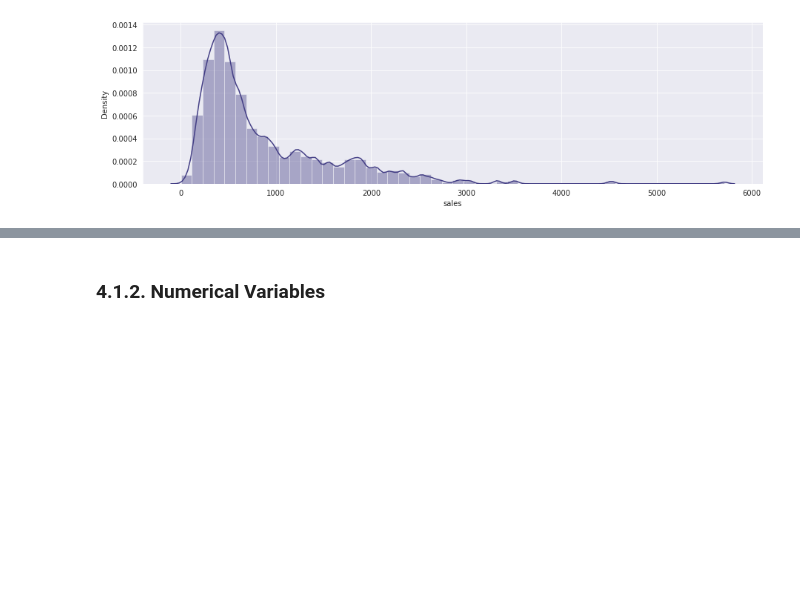
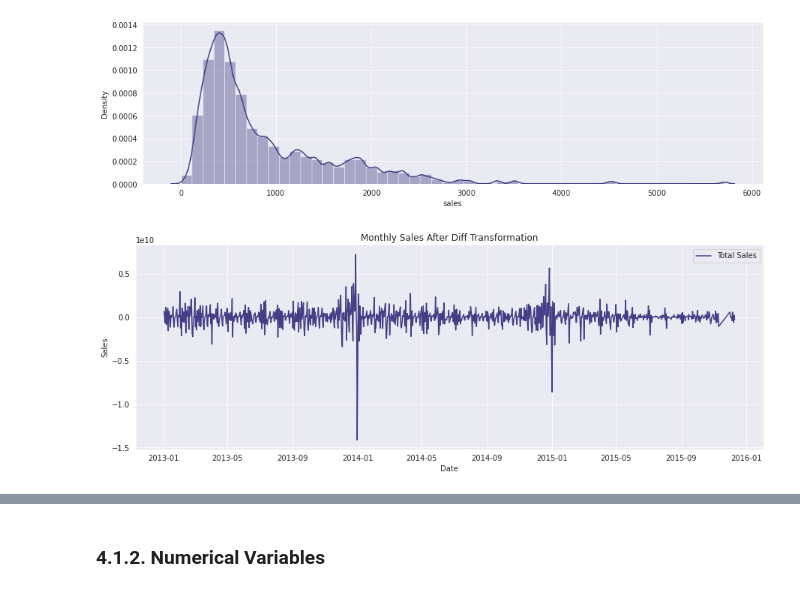
Before and after one commit to Matheus-Homem/Matheus-Homem, a Jupyter notebook: notebook/Future_Sales_Prediction.ipynb, the cells around one changed output, grey strips where cells are left out. Cells and saved outputs as stored; diff of their text form; code cells hidden in the pictures; blank space fills up the shorter version.

Commit message:
Update Time Plot

```diff
--- a/notebook/Future_Sales_Prediction.ipynb
+++ b/notebook/Future_Sales_Prediction.ipynb
@@ -248,7 +258,0 @@ df2 = df1.copy()
-# %%
-holidays['month'] = holidays['Date'].apply(lambda x: x.split(' ')[0])
-holidays['day'] = holidays['Date'].apply(lambda x: x.split(' ')[1])
-month_dict = dict(zip(holidays['month'].unique().tolist(), [1,2,3,5,6,11,12]))
-holidays['n_month'] = holidays['month'].map(month_dict)
-holidays['day'] = holidays['day'].astype(int)
-holidays.sample()
@@ -360,9 +328,10 @@ df2['year_week'] = df2['date'].dt.strftime('%Y-%W')
 df2['week_tl'] = df2['date'].sub(df2['date'].min()).dt.days // 7 + 1
 
 # Creating the response variable 'sales' which represents the weekly sale of each store
-week_sales_df = df2[['week_tl','shop_name','item_cnt_day']].groupby(['shop_name','week_tl']).sum().reset_index()
+df2['sales'] = df2['item_price'] * df2['item_cnt_day']
+week_sales_df = df2[['week_tl','shop_name','sales']].groupby(['shop_name','week_tl']).sum().reset_index()
 week_sales_df['dict'] = week_sales_df['shop_name'] + week_sales_df['week_tl'].astype(str)
 df2['dict'] = df2['shop_name'] + df2['week_tl'].astype(str)
-sales_dict = dict(zip(week_sales_df['dict'], week_sales_df['item_cnt_day']))
+sales_dict = dict(zip(week_sales_df['dict'], week_sales_df['sales']))
 df2['sales'] = df2['dict'].map(sales_dict)
 df2.drop('dict',axis=1,inplace=True)
@@ -369,3 +340,17 @@ df2.drop('dict',axis=1,inplace=True)
+# %%
+# Processing holidays dataframe and
+holidays['month'] = holidays['Date'].apply(lambda x: x.split(' ')[0])
+holidays['day'] = holidays['Date'].apply(lambda x: x.split(' ')[1]).astype(int)
+month_dict = dict(zip(holidays['month'].unique().tolist(), ['1','2','3','5','6','11','12']))
+holidays['key'] = holidays['day'].astype(str) + '_' + holidays['month'].map(month_dict)
+
+# Creating a list with all National Holidays
+national_key = holidays[holidays['Type'] == 'National Holiday']['key'].tolist()
+
+# Creating a holiday feature in the main dataframe
+df2['date_key'] = df2['day'].astype(str) + '_' + df2['month'].astype(str)
+df2['national_holiday'] = df2['date_key'].apply(lambda x: 1 if x in national_key else 0)
+df2.drop('date_key', axis=1, inplace=True)
 # %%
 df2.sample().T
 # %% [output]
@@ -437,3 +418,14 @@ sns.distplot(df4['sales'],color=viridis)
 plt.show()
 # %% [output]
 [figure]
+# %%
+def get_diff(data):
+    data['sales_diff'] = data['sales'].diff()
+    data = data.dropna()
+    return data
+# %%
+aux1 = pd.DataFrame(df4.groupby('date')['sales'].sum().reset_index())
+stationary_df = get_diff(aux1)
+time_plot(stationary_df, 'date', 'sales_diff', 'Monthly Sales After Diff Transformation')
+# %% [output]
+[figure, added]
```
Also changed, not shown: parts of 15 cells of this notebook.
